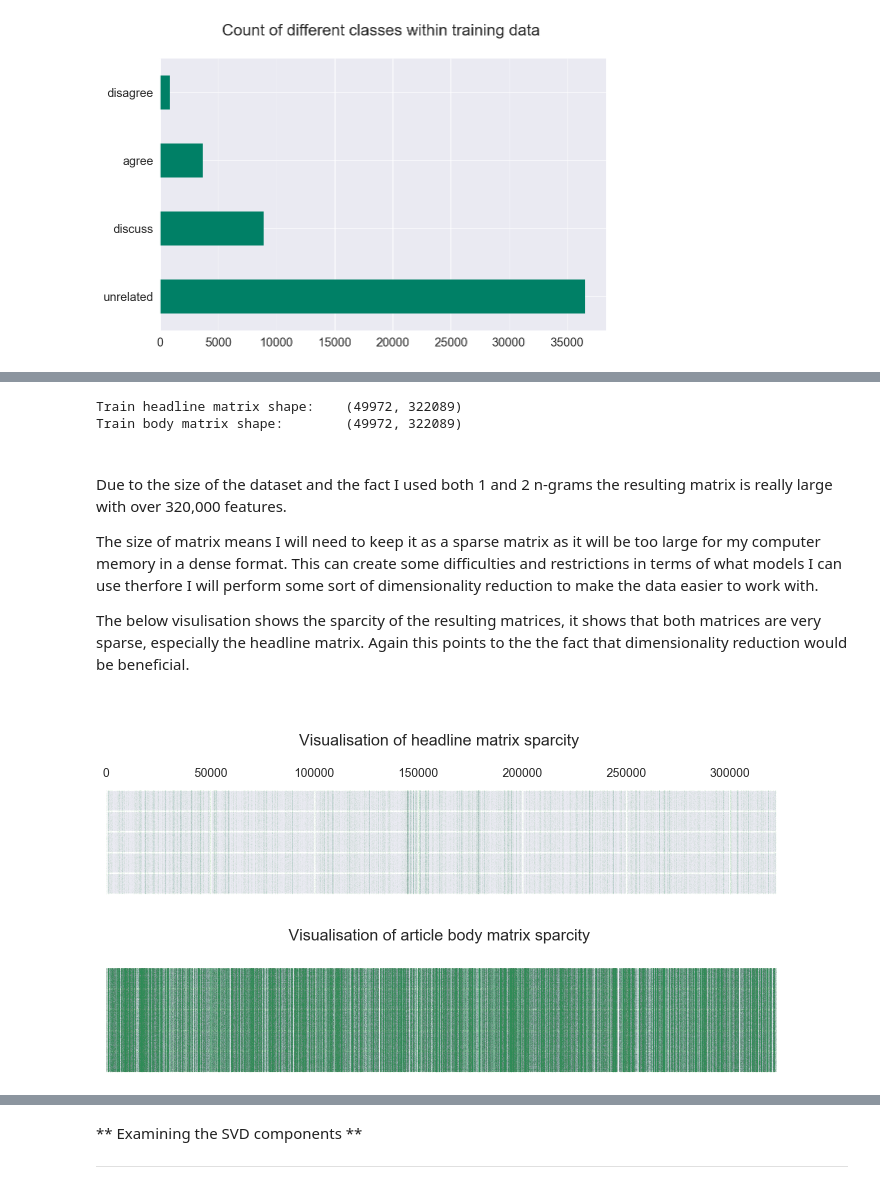
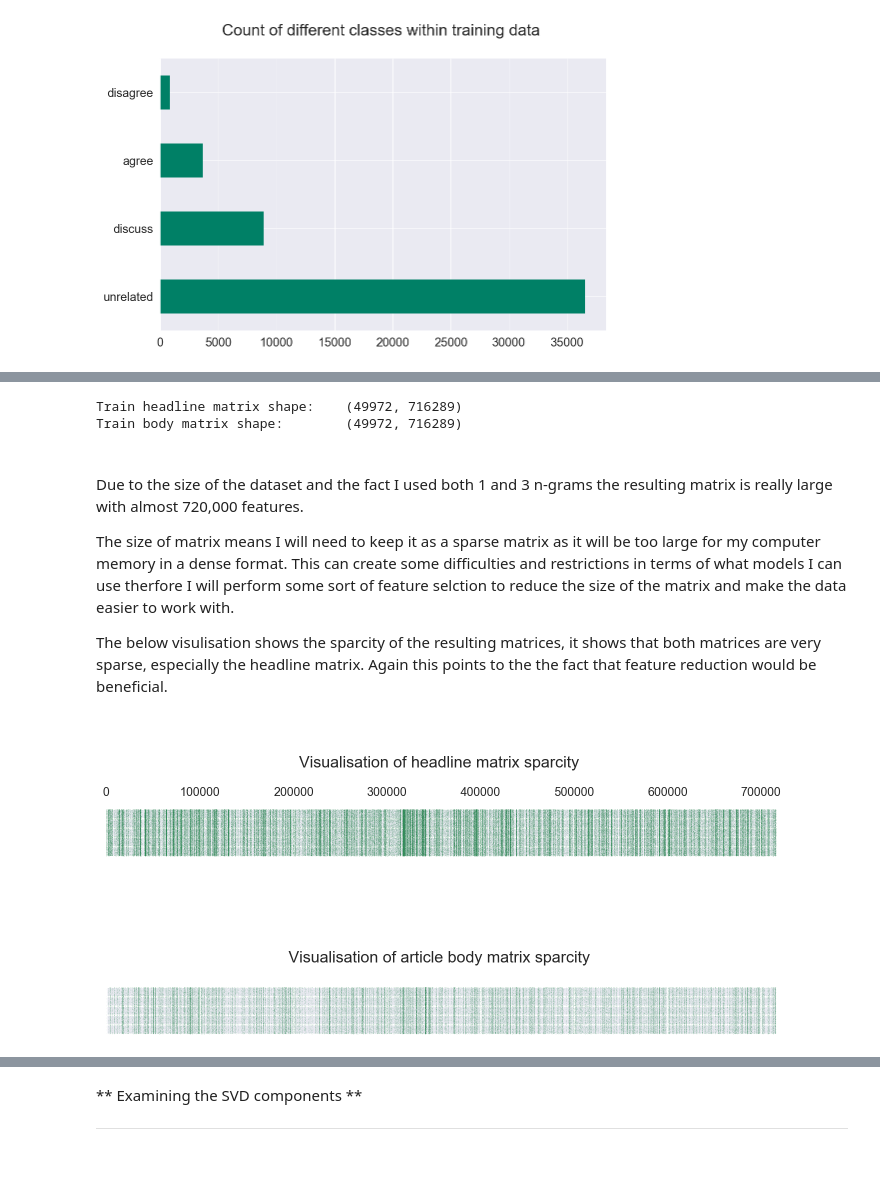
Before and after one commit to hapenfold/Fake-News-NLP-Project, a Jupyter notebook: capstone_project_fake_news.ipynb, the cells around one changed output, grey strips where cells are left out. Drawn from its saved outputs; the diff is of its cells as text; code cells hidden in the pictures; blank space fills up the shorter version.

```diff
--- a/capstone_project_fake_news.ipynb
+++ b/capstone_project_fake_news.ipynb
@@ -278,6 +290,7 @@ class PreProcessor(object):
         df['body'] = cleaned_body.apply(lambda row: self._tokenize_text(row))
 
         clean_df = df[['headline','body', 'Stance']]
+        clean_df['related'] = [1 if x!=4 else 0 for x in clean_df.Stance]
         clean_df['all_text'] = clean_df['headline'] + clean_df['body']
 
         #encoding the different classes to numerical features
@@ -397,14 +382,14 @@ As I mentioned above, both the headline and body texts have been repeated throug
 
 <br/>
 # %%
-vec = TfidfVectorizer(ngram_range=(1,2))
+vec = TfidfVectorizer(ngram_range=(1,3))
 vec.fit(clean_train.all_text)
 vocab = vec.vocabulary_
 
-vecH = TfidfVectorizer(ngram_range=(1,2), max_df=0.8, vocabulary=vocab)
+vecH = TfidfVectorizer(ngram_range=(1,3), max_df=0.8, vocabulary=vocab)
 vecH.fit(clean_train.headline.unique())
 
-vecB = TfidfVectorizer(ngram_range=(1,2), max_df=0.8, vocabulary=vocab)
+vecB = TfidfVectorizer(ngram_range=(1,3), max_df=0.8, vocabulary=vocab)
 vecB.fit(clean_train.body.unique())
 
 xHTrainTfidf = vecH.transform(clean_train.headline)
@@ -413,23 +398,23 @@ print 'Train headline matrix shape: \t', xHTrainTfidf.shape
 xBTrainTfidf = vecB.transform(clean_train.body)
 print 'Train body matrix shape: \t', xBTrainTfidf.shape
 # %% [output]
-Train headline matrix shape:    (49972, 322089)
-Train body matrix shape:        (49972, 322089)
+Train headline matrix shape:    (49972, 716289)
+Train body matrix shape:        (49972, 716289)
 # %% [markdown]
 <br/>
 
-Due to the size of the dataset and the fact I used both 1 and 2 n-grams the resulting matrix is really large with over 320,000 features.
+Due to the size of the dataset and the fact I used both 1 and 3 n-grams the resulting matrix is really large with almost 720,000 features.
 
-The size of matrix means I will need to keep it as a sparse matrix as it will be too large for my computer memory in a dense format. This can create some difficulties and restrictions in terms of what models I can use therfore I will perform some sort of dimensionality reduction to make the data easier to work with.
+The size of matrix means I will need to keep it as a sparse matrix as it will be too large for my computer memory in a dense format. This can create some difficulties and restrictions in terms of what models I can use therfore I will perform some sort of feature selction to reduce the size of the matrix and make the data easier to work with.
 
-The below visulisation shows the sparcity of the resulting matrices, it shows that both matrices are very sparse, especially the headline matrix. Again this points to the the fact that dimensionality reduction would be beneficial.
+The below visulisation shows the sparcity of the resulting matrices, it shows that both matrices are very sparse, especially the headline matrix. Again this points to the the fact that feature reduction would be beneficial.
 
 <br/>
 # %%
 import plotter_help
-plotter_help.sparse_matrix_plotter(xHTrainTfidf, xBTrainTfidf, markersize=0.1)
+plotter_help.sparse_matrix_plotter(xHTrainTfidf, xBTrainTfidf, markersize=0.2, precision=0.1)
 # %% [output]
-[figure, old version]
+[figure, new version]
 # %%
 #with open('../../../fnc-1/xHTrainTfidf.p', 'wb') as my_file:
     #pickle.dump(xHTrainTfidf, my_file)
```
Also changed, not shown: parts of 61 cells of this notebook.
